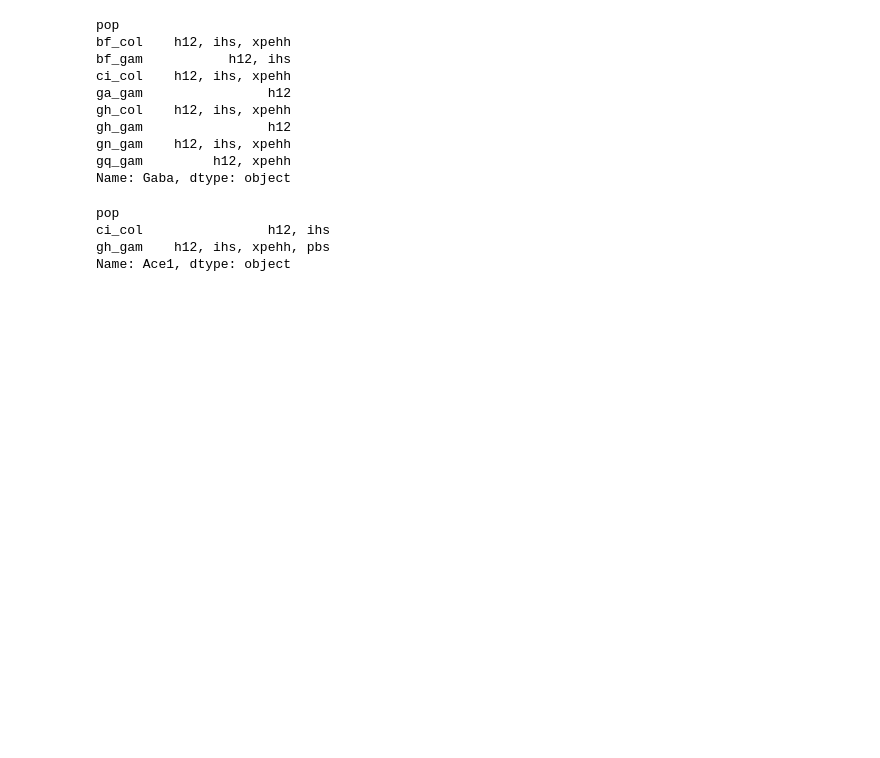
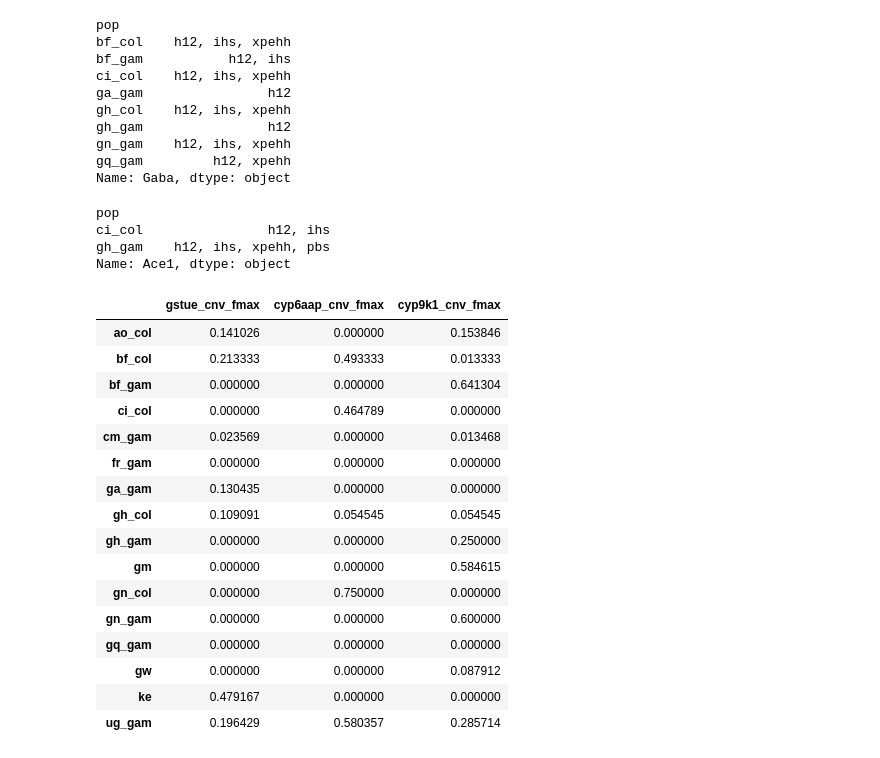
Before and after one commit to alimanfoo/shiny-train, a Jupyter notebook: notebooks/artwork/locus-summaries.ipynb, the cells around one changed output. Saved outputs shown, nothing was run; the diff lists cells and outputs as text; code cells hidden in the pictures; blank space fills up the shorter version.

```diff
--- a/notebooks/artwork/locus-summaries.ipynb
+++ b/notebooks/artwork/locus-summaries.ipynb
@@ -185,3 +188,62 @@ pop
 ci_col                h12, ihs
 gh_gam    h12, ihs, xpehh, pbs
 Name: Ace1, dtype: object
+# %%
+def load_cnv_df():
+
+    df_cnv = (
+        pd.read_excel(
+            here() / 'data/external/lucas_2019/Supplementary_Data_S9.xls',
+            skiprows=4,
+            index_col=0
+        )
+        .rename(columns={
+            'Angola\ncoluzzii\n(78)': 'ao_col',
+            'Burkina Faso\ncoluzzii\n(75)': 'bf_col',
+            'Burkina Faso\ngambiae\n(92)': 'bf_gam',
+            "Côte d'Ivoire\ncoluzzii\n(71)": 'ci_col',
+            "Cameroon\ngambiae\n(297)": 'cm_gam',
+            "Mayotte\ngambiae\n(24)": 'fr_gam',
+            "Gabon\ngambiae\n(69)": 'ga_gam',
+            'Ghana\ncoluzzii\n(55)': 'gh_col',
+            'Ghana\ngambiae\n(12)': 'gh_gam',
+            'The Gambia\nundetermined\n(65)': 'gm',
+            'Guinea\ncoluzzii\n(4)': 'gn_col',
+            'Guinea\ngambiae\n(40)': 'gn_gam',
+            'Equ. Guinea\ngambiae\n(9)': 'gq_gam',
+            'Guinea-Bissau\nundetermined\n(91)': 'gw',
+            'Kenya\nundetermined\n(48)': 'ke',
+            'Uganda\ngambiae\n(112)': 'ug_gam',
+        })
+        .T
+    )
+
+    gstue_cols = [n for n in df_cnv.columns if n.startswith('Gstue')]
+    cyp6aap_cols = [n for n in df_cnv.columns if n.startswith('Cyp6aap')]
+    cyp9k1_cols = [n for n in df_cnv.columns if n.startswith('Cyp9k1')]
+    df_cnv['cyp6aap_cnv_fmax'] = df_cnv[cyp6aap_cols].max(axis=1)
+    df_cnv['cyp9k1_cnv_fmax'] = df_cnv[cyp9k1_cols].max(axis=1)
+    df_cnv['gstue_cnv_fmax'] = df_cnv[gstue_cols].max(axis=1)
+    df_cnv = df_cnv[['gstue_cnv_fmax', 'cyp6aap_cnv_fmax', 'cyp9k1_cnv_fmax']]
+    return df_cnv
+
+df_cnv = load_cnv_df()
+df_cnv
+# %% [output]
+|  | gstue_cnv_fmax | cyp6aap_cnv_fmax | cyp9k1_cnv_fmax |
+| ao_col | 0.141026 | 0.000000 | 0.153846 |
+| bf_col | 0.213333 | 0.493333 | 0.013333 |
+| bf_gam | 0.000000 | 0.000000 | 0.641304 |
+| ci_col | 0.000000 | 0.464789 | 0.000000 |
+| cm_gam | 0.023569 | 0.000000 | 0.013468 |
+| fr_gam | 0.000000 | 0.000000 | 0.000000 |
+| ga_gam | 0.130435 | 0.000000 | 0.000000 |
+| gh_col | 0.109091 | 0.054545 | 0.054545 |
+| gh_gam | 0.000000 | 0.000000 | 0.250000 |
+| gm | 0.000000 | 0.000000 | 0.584615 |
+| gn_col | 0.000000 | 0.750000 | 0.000000 |
+| gn_gam | 0.000000 | 0.000000 | 0.600000 |
+| gq_gam | 0.000000 | 0.000000 | 0.000000 |
+| gw | 0.000000 | 0.000000 | 0.087912 |
+| ke | 0.479167 | 0.000000 | 0.000000 |
+| ug_gam | 0.196429 | 0.580357 | 0.285714 |
```
Also changed, not shown: parts of 13 cells of this notebook, 8 other files.
